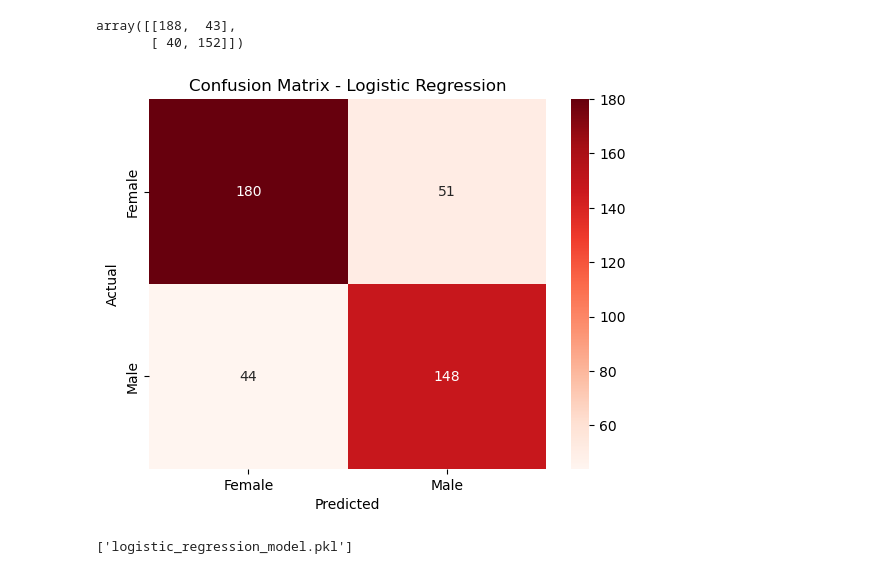
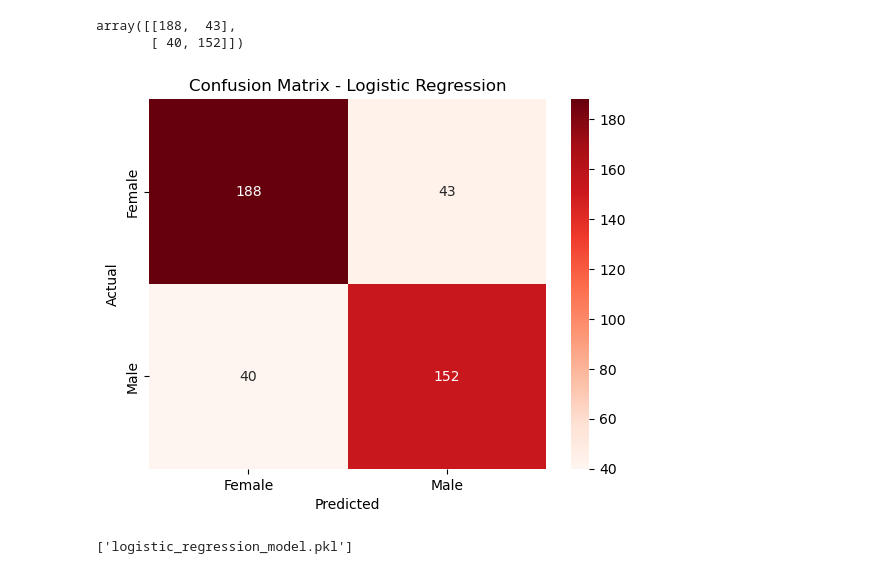
Before and after one commit to TimotheeNkwar/School_Project, a Jupyter notebook: Machine Learning/Machine_Learning_Projetcts.ipynb, the cells around one changed output. Saved outputs shown, nothing was run; the diff lists cells and outputs as text; code cells hidden in the pictures.

```diff
--- a/Machine Learning/Machine_Learning_Projetcts.ipynb
+++ b/Machine Learning/Machine_Learning_Projetcts.ipynb
@@ -342,14 +342,14 @@ array([[188,  43],
 # %%
 import seaborn as sns
 import matplotlib.pyplot as plt
 
-sns.heatmap(cm, annot=True, fmt='d', cmap='Reds', xticklabels=['Female', 'Male'], yticklabels=['Female', 'Male'])
+sns.heatmap(logcm, annot=True, fmt='d', cmap='Reds', xticklabels=['Female', 'Male'], yticklabels=['Female', 'Male'])
 plt.xlabel('Predicted')
 plt.ylabel('Actual')
 plt.title('Confusion Matrix - Logistic Regression')
 plt.show()
 # %% [output]
-[figure, old version]
+[figure, new version]
 # %%
 # Save the model
 import joblib
```
Also changed, not shown: parts of 1 cell of this notebook.
